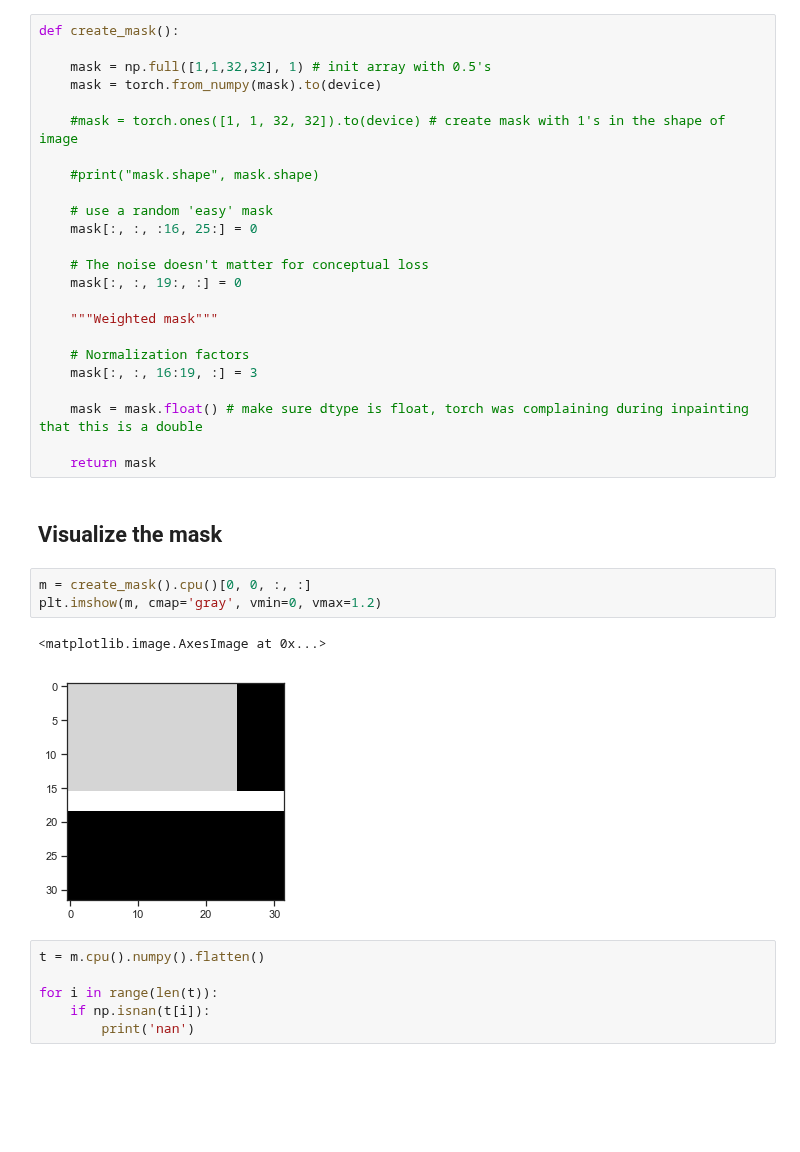
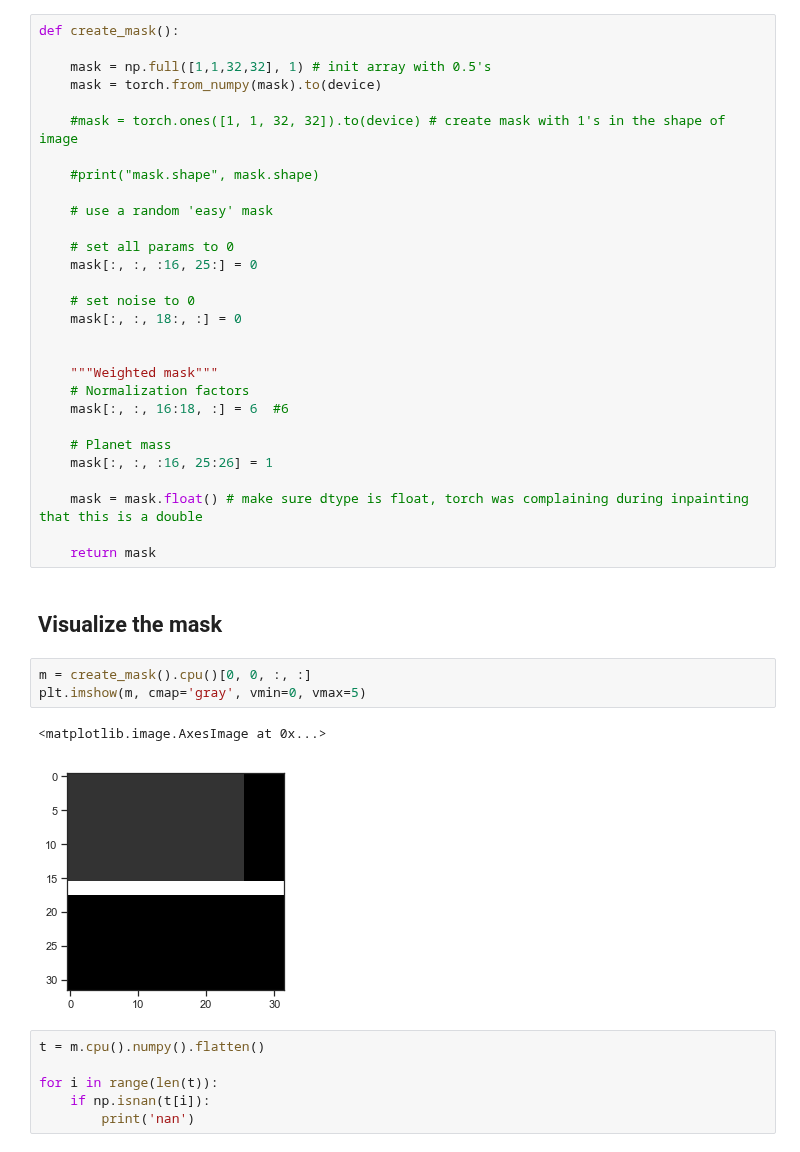
Before and after one commit to deKeijzer/SRON-DCGAN, a Jupyter notebook: notebooks/inpainting.ipynb, the cells around one changed output. Cells and saved outputs as stored; diff of their text form; blank space fills up the shorter version.

Commit message:
Inpainting mask changed, results of 501 inpaintings with planet mass done.

```diff
--- a/notebooks/inpainting.ipynb
+++ b/notebooks/inpainting.ipynb
@@ -292,15 +292,20 @@ def create_mask():
     #print("mask.shape", mask.shape)
 
     # use a random 'easy' mask
+
+    # set all params to 0
     mask[:, :, :16, 25:] = 0
 
-    # The noise doesn't matter for conceptual loss
-    mask[:, :, 19:, :] = 0
+    # set noise to 0
+    mask[:, :, 18:, :] = 0
+
 
     """Weighted mask"""
+    # Normalization factors
+    mask[:, :, 16:18, :] = 6  #6
 
-    # Normalization factors
-    mask[:, :, 16:19, :] = 3
+    # Planet mass
+    mask[:, :, :16, 25:26] = 1
 
     mask = mask.float() # make sure dtype is float, torch was complaining during inpainting that this is a double
 
@@ -309,10 +314,10 @@ def create_mask():
 ## Visualize the mask
 # %%
 m = create_mask().cpu()[0, 0, :, :]
-plt.imshow(m, cmap='gray', vmin=0, vmax=1.2)
+plt.imshow(m, cmap='gray', vmin=0, vmax=5)
 # %% [output]
 <matplotlib.image.AxesImage at 0x...>
-[figure, old version]
+[figure, new version]
 # %%
 t = m.cpu().numpy().flatten()
 
```
Also changed, not shown: parts of 42 cells of this notebook, 11 other files.
